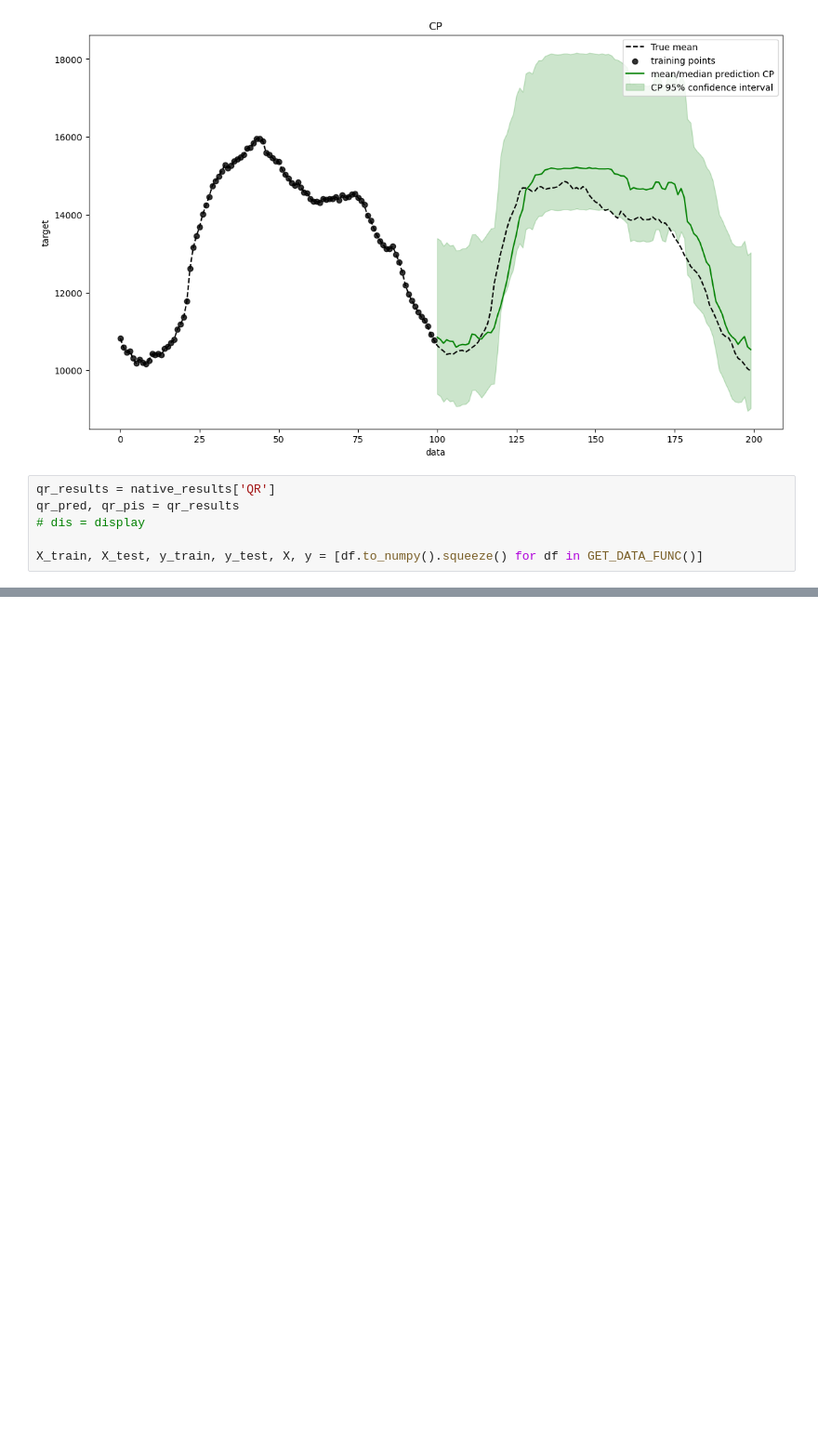
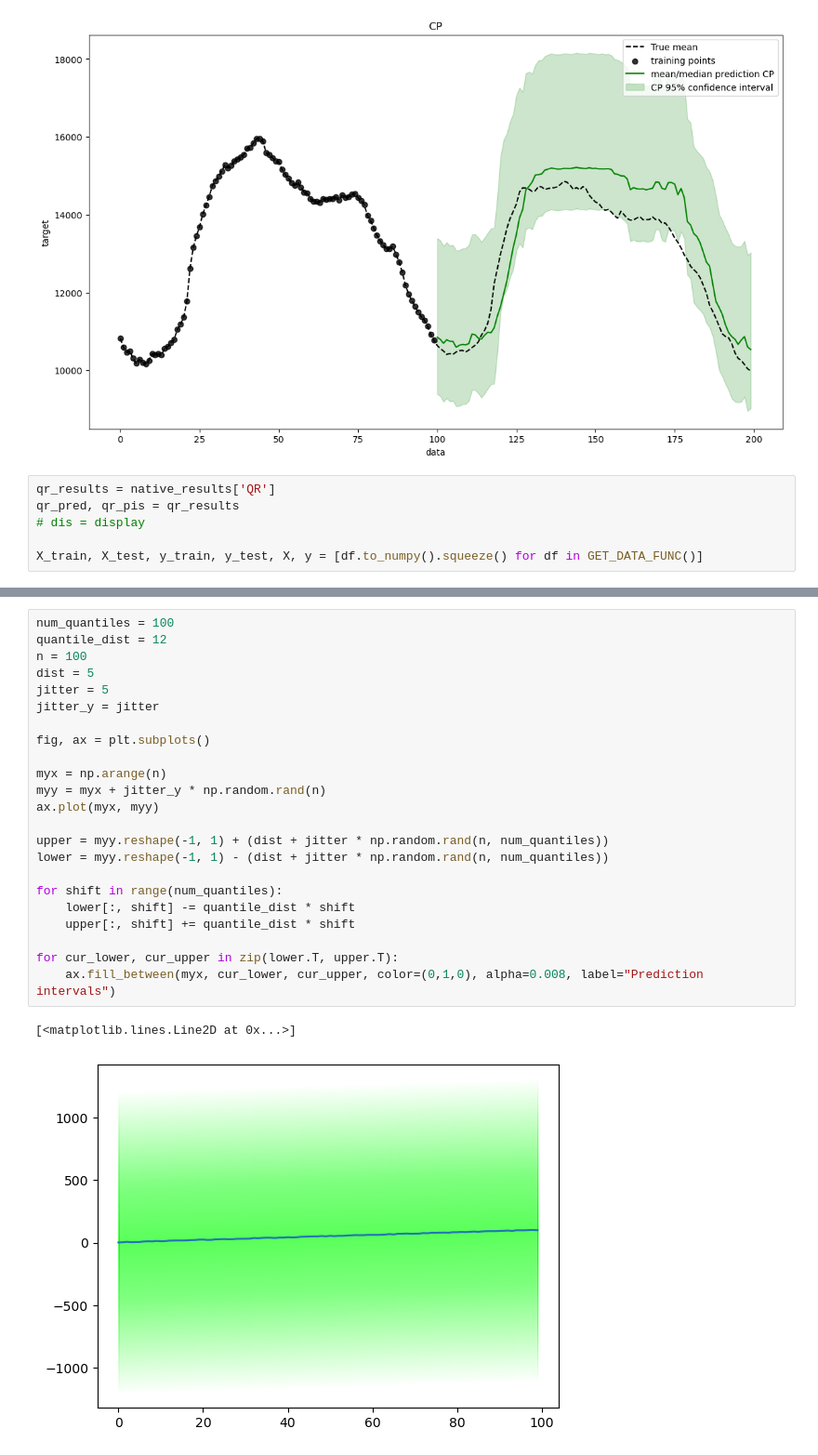
Before and after one commit to MischaDy/electricity-uq, a Jupyter notebook: metrics_test.ipynb, the cells around one changed output, grey strips where cells are left out. Shown at 93% size. Saved outputs shown, nothing was run; the diff lists cells and outputs as text; blank space fills up the shorter version.

```diff
--- a/metrics_test.ipynb
+++ b/metrics_test.ipynb
@@ -114,0 +240,26 @@ mean_pinball_loss(y_true, y_pred, *, sample_weight=None, alpha=0.5, multioutput=
+# %%
+num_quantiles = 100
+quantile_dist = 12
+n = 100
+dist = 5
+jitter = 5
+jitter_y = jitter
+
+fig, ax = plt.subplots()
+
+myx = np.arange(n)
+myy = myx + jitter_y * np.random.rand(n)
+ax.plot(myx, myy)
+
+upper = myy.reshape(-1, 1) + (dist + jitter * np.random.rand(n, num_quantiles))
+lower = myy.reshape(-1, 1) - (dist + jitter * np.random.rand(n, num_quantiles))
+
+for shift in range(num_quantiles):
+    lower[:, shift] -= quantile_dist * shift
+    upper[:, shift] += quantile_dist * shift
+
+for cur_lower, cur_upper in zip(lower.T, upper.T):
+    ax.fill_between(myx, cur_lower, cur_upper, color=(0,1,0), alpha=0.008, label="Prediction intervals")
+# %% [output]
+[<matplotlib.lines.Line2D at 0x...>]
+[figure, added]
```
Also changed, not shown: parts of 5 cells of this notebook.
